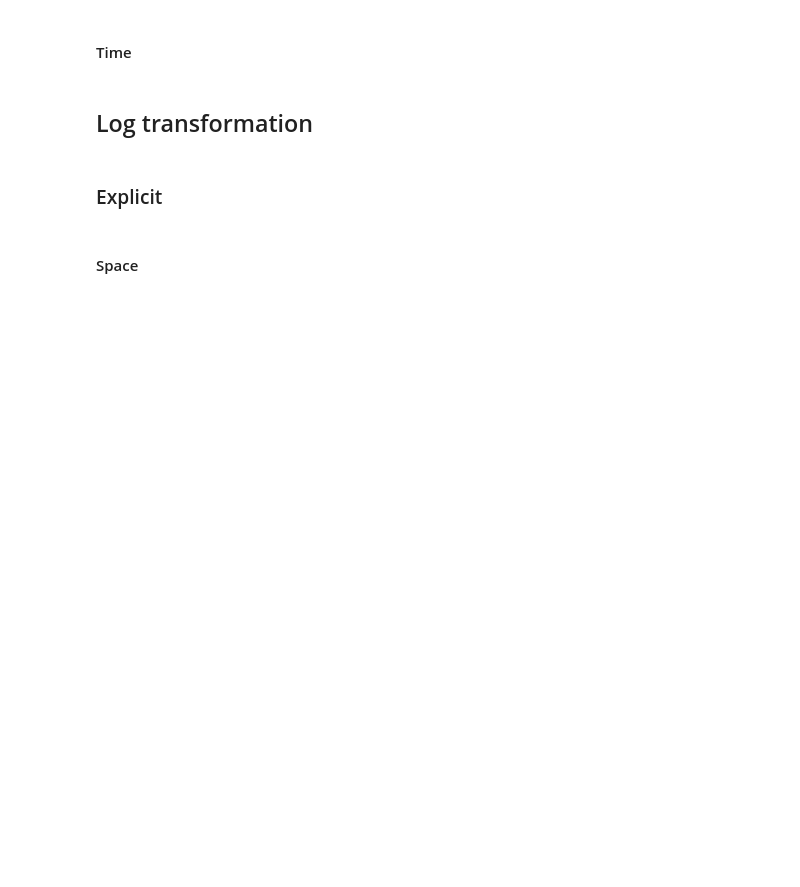
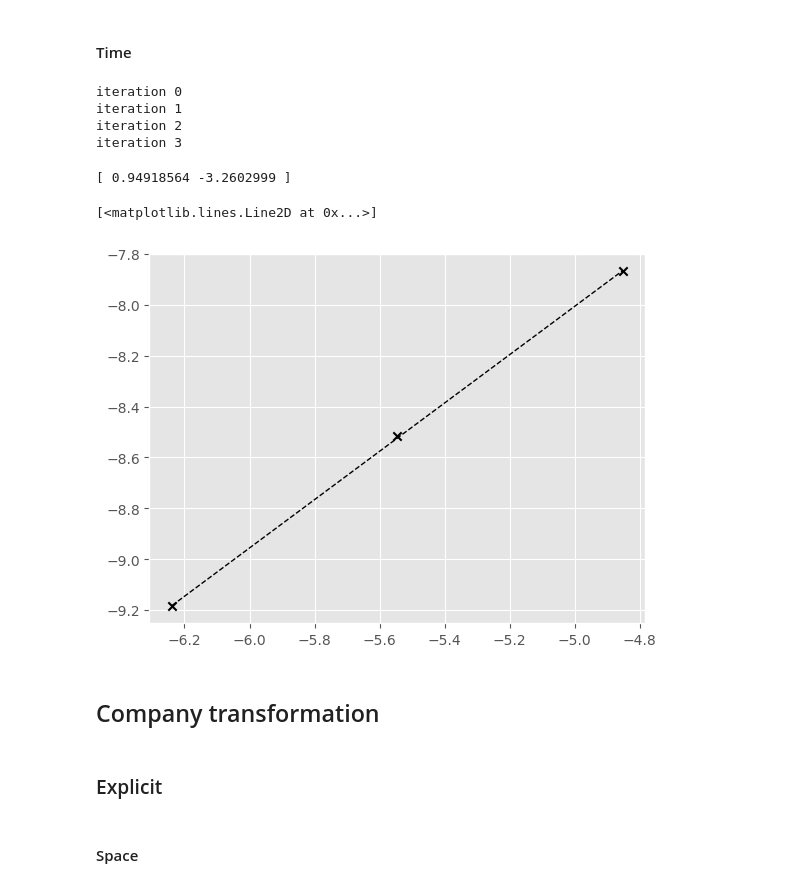
Before and after one commit to Alcruz/interstellar, a Jupyter notebook: src/convergence_analysis.ipynb, the cells around one changed output. Saved outputs shown, nothing was run; the diff lists cells and outputs as text; code cells hidden in the pictures; blank space fills up the shorter version.

```diff
--- a/src/convergence_analysis.ipynb
+++ b/src/convergence_analysis.ipynb
@@ -170,12 +132,2 @@ plt.show()
 # %% [markdown]
 #### Time
-# %%
-dx = 1/128
-dt = [1/8, 1/32, 1/64, 1/128, 1/256]
-
-result = np.empty((len(dt), len(S_test),))
-for i, dt_i in enumerate(dt):
-    V, S_bar = nielsen.solve_implicitly(put, r, sigma, 2, dx, dt_i)
-    V_pred = V(S_test)
-    print(mean_squared_error(V_test, V_pred, squared=False, axis=0))
-    result[i] = V_pred
@@ -196,5 +134,42 @@ plt.show()
+# %%
+import numpy as np
+import pandas as pd
+import matplotlib.pyplot as plt
+
+from frontfixing import nielsen
+import option
+
+dx = 1/32
+dt = [1/128, 1/256, 1/512, 1/1024]
+
+V_pred = []
+for i, dt_i in enumerate(dt):
+    print("iteration", i)
+    S, V, S_bar = nielsen.solve_implicitly(put, r, sigma, x_max=2, dx=dx, dt=dt_i, delta=delta, tolerance=1e-24, maxiter=10)
+    V_pred.append(V[:])
+# %% [output]
+iteration 0
+iteration 1
+iteration 2
+iteration 3
+# %%
+error = []
+for i in range(len(dt)-1):
+    error.append(np.linalg.norm(V_pred[i+1]-V_pred[i], ord=np.inf))
+log_error = np.log(error)
+log_dt = np.log(dt[:-1])
+plt.scatter(log_dt, np.log(error), marker='x', color='black')
+p = np.polyfit(log_dt, log_error, deg=1)
+f = np.poly1d(p)
+print(p)
+log_dt_axis = np.linspace(np.min(log_dt), np.max(log_dt))
+plt.plot(log_dt_axis, f(log_dt_axis), '--k', linewidth=1)
+# %% [output]
+[ 0.94918564 -3.2602999 ]
+[<matplotlib.lines.Line2D at 0x...>]
+[figure, added]
 # %% [markdown]
-## Log transformation
+## Company transformation
 # %% [markdown]
 ### Explicit
 # %% [markdown]
```
Also changed, not shown: parts of 53 cells of this notebook.
